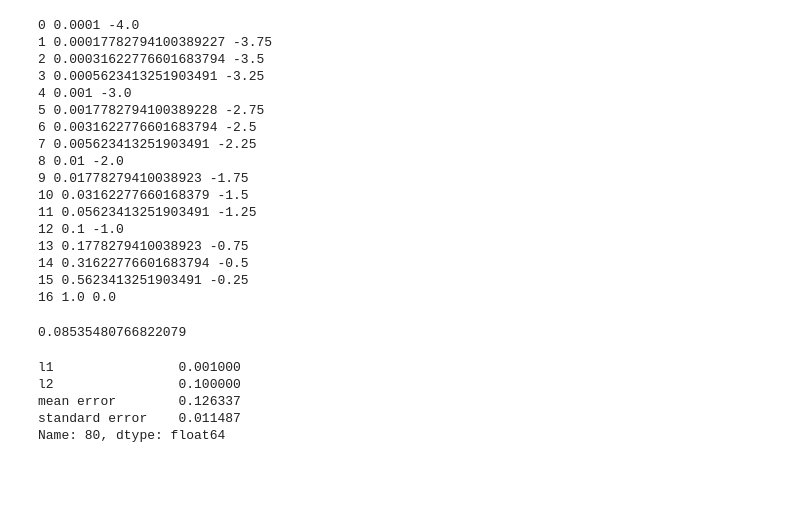
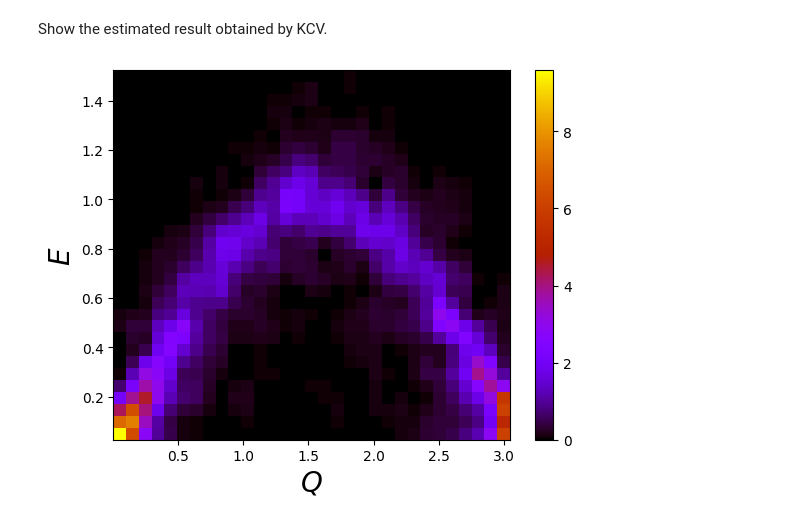
Before and after one commit to K-Yonaga/SpM-INS, a Jupyter notebook: src/demo.ipynb, the cells around one changed output. Drawn from its saved outputs; the diff is of its cells as text; code cells hidden in the pictures; blank space fills up the shorter version.

```diff
--- a/src/demo.ipynb
+++ b/src/demo.ipynb
@@ -139,40 +211,14 @@ l2_list = [10.0**i for i in np.arange(-4, 0.25, 0.25)]
-# %%
-for i, v in enumerate(l1_list):
-  print(i, v, np.log10(v))
-# %% [output]
-0 0.0001 -4.0
-1 0.00017782794100389227 -3.75
-2 0.00031622776601683794 -3.5
-3 0.0005623413251903491 -3.25
-4 0.001 -3.0
-5 0.0017782794100389228 -2.75
-6 0.0031622776601683794 -2.5
-7 0.005623413251903491 -2.25
-8 0.01 -2.0
-9 0.01778279410038923 -1.75
-10 0.03162277660168379 -1.5
-11 0.05623413251903491 -1.25
-12 0.1 -1.0
-13 0.1778279410038923 -0.75
-14 0.31622776601683794 -0.5
-15 0.5623413251903491 -0.25
-16 1.0 0.0
-# %%
-np.log10(1.217180)
-# %% [output]
-0.08535480766822079
 # %%
 cv.run_grid_search(
     l1_list,
     l2_list)
-# %%
-idx = cv.score['mean error'].idxmin()
-cv.score.iloc[idx]
-# %% [output]
-l1                0.001000
-l2                0.100000
-mean error        0.126337
-standard error    0.011487
-Name: 80, dtype: float64
+# %% [markdown]
+Show the estimated result obtained by KCV.
 # %%
+spectrum_cv = Spectrum()
+spectrum_cv.set_parameters(min_Q, max_Q, grid_Q, min_E, max_E, grid_E)
+
 spectrum_cv.value = cv.get_best_solution(selection_mode='Lowest Error')
+spectrum_cv.plot()
+# %% [output]
+[figure, added]
```
Also changed, not shown: parts of 69 cells of this notebook.
